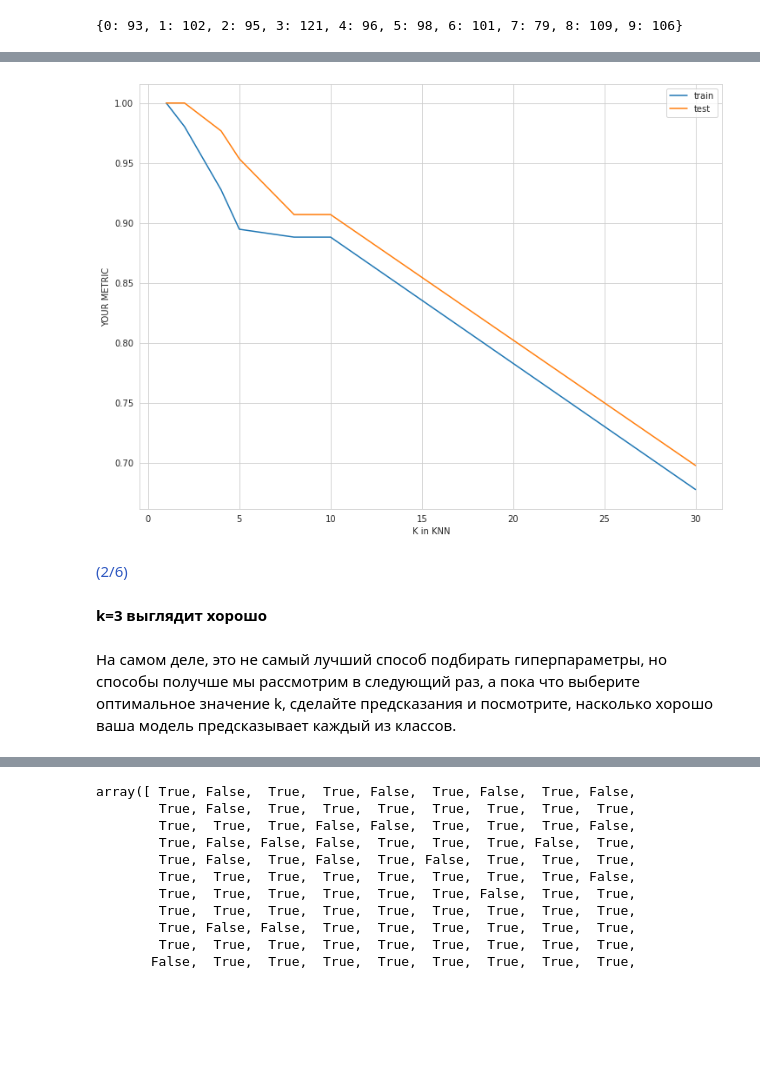
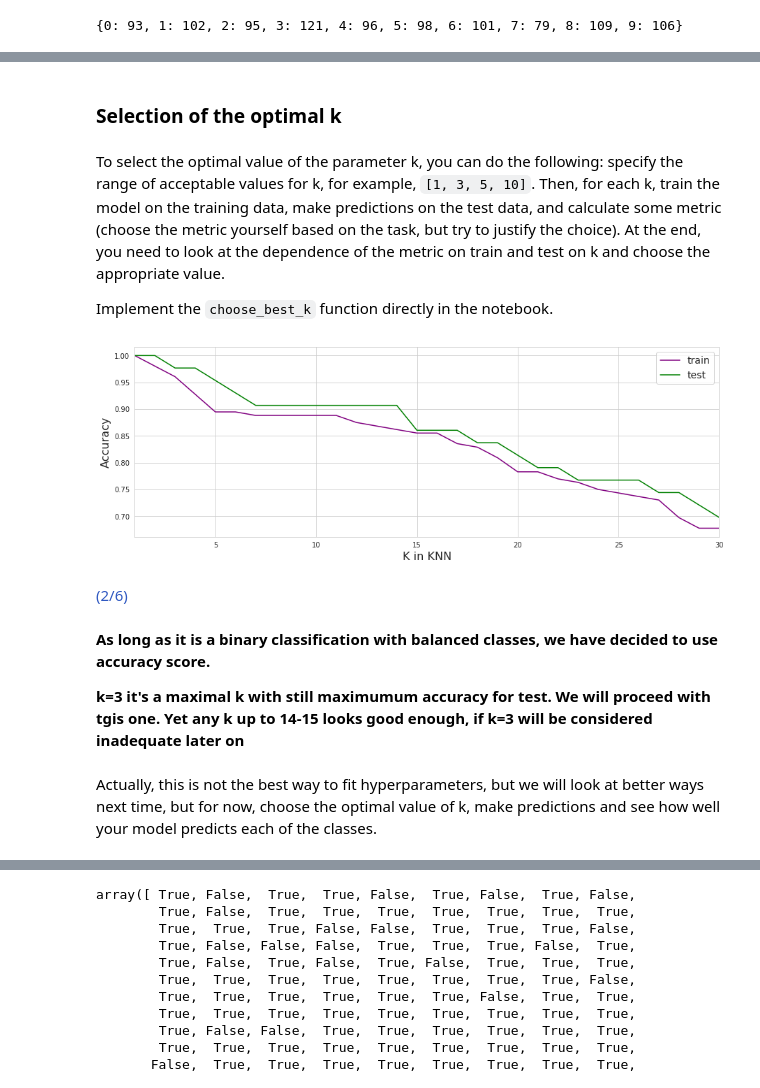
Before and after one commit to MShtol/BI_ML_2021, a Jupyter notebook: lesson_1/KNN.ipynb, the cells around one changed output, grey strips where cells are left out. Saved outputs shown, nothing was run; the diff lists cells and outputs as text; code cells hidden in the pictures; blank space fills up the shorter version.

```diff
--- a/lesson_1/KNN.ipynb
+++ b/lesson_1/KNN.ipynb
@@ -203,8 +183,7 @@ binary_classification_metrics(prediction, binary_test_y)
 <img src="https://i.imgflip.com/406fu9.jpg" width="800" height="400">
 # %%
 from sklearn.metrics import precision_score, recall_score, f1_score, accuracy_score
-print(precision_score(binary_test_y, prediction))
-print(recall_score(binary_test_y, prediction))
-print(f1_score(binary_test_y, prediction))
-print(accuracy_score(binary_test_y, prediction))
+sklearn_metrics = [precision_score, recall_score, f1_score, accuracy_score]
+for metric in sklearn_metrics:
+    print(f'{metric.__name__}: {metric(binary_test_y, prediction)}')
 # %% [output]
@@ -221,3 +194,9 @@ print(accuracy_score(binary_test_y, prediction))
+# %% [markdown]
+### Selection of the optimal k
+# %% [markdown]
+To select the optimal value of the parameter k, you can do the following: specify the range of acceptable values for k, for example, `[1, 3, 5, 10]`. Then, for each k, train the model on the training data, make predictions on the test data, and calculate some metric (choose the metric yourself based on the task, but try to justify the choice). At the end, you need to look at the dependence of the metric on train and test on k and choose the appropriate value.
+
+Implement the `choose_best_k` function directly in the notebook.
 # %%
 def find_best_k(X_train, y_train, X_test, y_test, params, metric):
     """
@@ -243,20 +222,25 @@ def find_best_k(X_train, y_train, X_test, y_test, params, metric):
         train_metrics = np.append(train_metrics, metric(y_train, prediction_train))
     return train_metrics, test_metrics
 # %%
-params = [1, 2, 4, 5, 8, 10, 30]
+params = range(1,31)
+
 train_metrics, test_metrics = find_best_k(binary_train_X, binary_train_y, binary_test_X, binary_test_y, params, accuracy_score)
 # %%
-plt.plot(params, train_metrics, label="train")
-plt.plot(params, test_metrics, label="test")
-plt.legend()
-plt.xlabel("K in KNN")
-plt.ylabel("YOUR METRIC");
+plt.figure(figsize=(15,5))
+plt.plot(params, train_metrics, label="train", color ='purple')
+plt.plot(params, test_metrics, label="test", color ='green')
+plt.xlim(1, 30)
+plt.legend(fontsize=14)
+plt.xlabel("K in KNN", fontsize=16)
+plt.ylabel("Accuracy", fontsize=16);
 # %% [output]
-[figure, old version]
+[figure, new version]
 # %% [markdown]
 <font color="#3059C1">(2/6)</font>
-# %% [markdown]
-**k=3 выглядит хорошо**
-# %% [markdown]
-На самом деле, это не самый лучший способ подбирать гиперпараметры, но способы получше мы рассмотрим в следующий раз, а пока что выберите оптимальное значение k, сделайте предсказания и посмотрите, насколько хорошо ваша модель предсказывает каждый из классов.
+# %% [markdown]
+**As long as it is a binary classification with balanced classes, we have decided to use accuracy score.**
+
+**k=3 it's a maximal k with still maximumum accuracy for test. We will proceed with tgis one. Yet any k up to 14-15 looks good enough, if k=3 will be considered inadequate later on**
+# %% [markdown]
+Actually, this is not the best way to fit hyperparameters, but we will look at better ways next time, but for now, choose the optimal value of k, make predictions and see how well your model predicts each of the classes.
 # %% [markdown]
```
Also changed, not shown: parts of 111 cells of this notebook, 1 other file.
